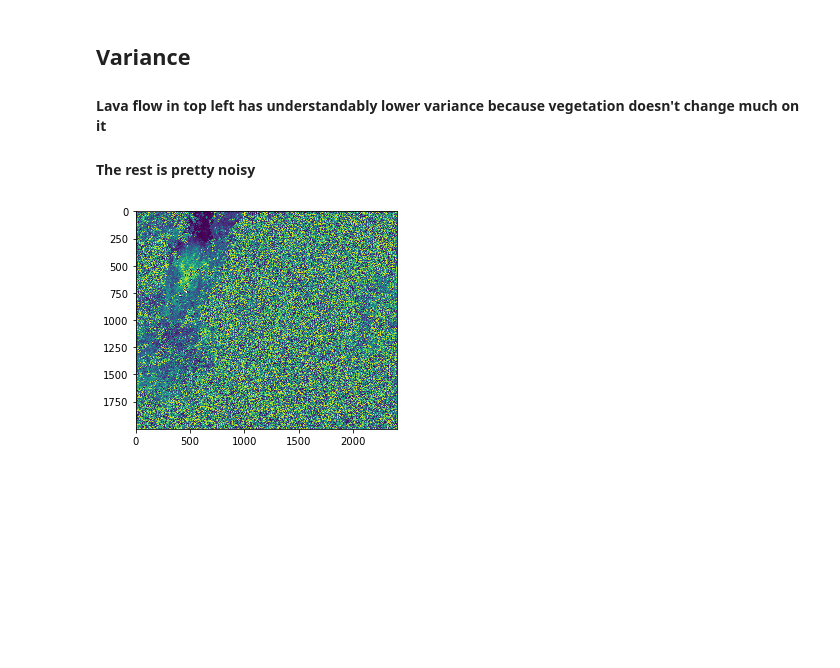
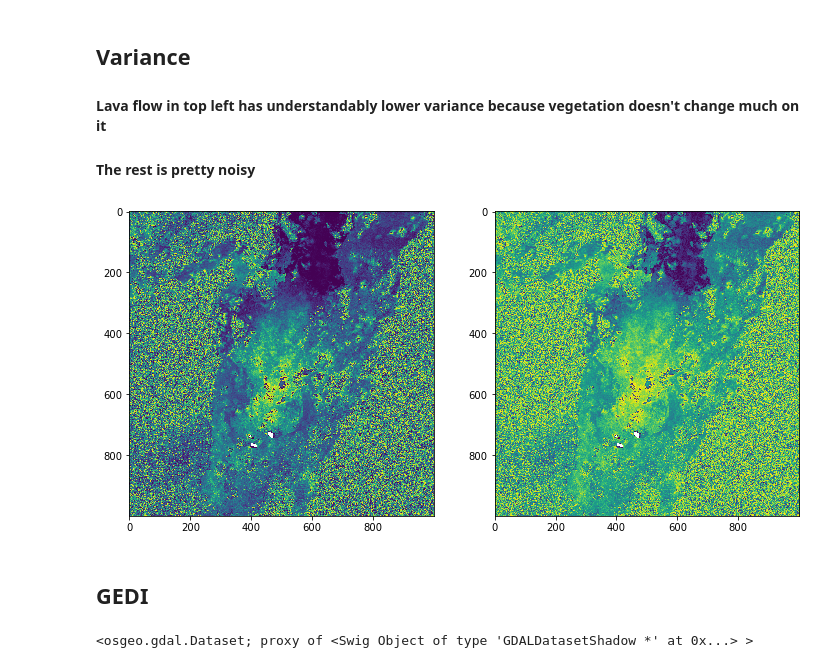
Before and after one commit to caseyslaught/duke-esda-forest-project, a Jupyter notebook: Download.ipynb, the cells around one changed output. Drawn from its saved outputs; the diff is of its cells as text; code cells hidden in the pictures; blank space fills up the shorter version.

Commit message:
added gedi gdal warping and plotting

```diff
--- a/Download.ipynb
+++ b/Download.ipynb
@@ -647,9 +648,27 @@ plt.show()
 ## Variance
 #### Lava flow in top left has understandably lower variance because vegetation doesn't change much on it
 #### The rest is pretty noisy
-# %%
-nir_var = rasterio.open("./data/s2/B08_composite.tif").read(2, masked=True, window=window)
-plt.imshow(nir_var)
-plt.show()
-# %% [output]
-[figure, removed]
+# %%
+import matplotlib.pyplot as plt
+import numpy as np
+import rasterio
+from rasterio.windows import Window
+from scipy.ndimage import convolve
+
+weights = np.ones((2, 2))
+window = Window(0, 10, 1000,  1000)
+
+nir_var = rasterio.open("./data/s2/B08_composite.tif").read(2, masked=True, window=window)
+nir_std = np.sqrt(nir_var)
+
+fig, axes = plt.subplots(1, 2, figsize=(12, 8))
+
+axes[0].imshow(nir_var)
+axes[1].imshow(nir_std)
+
+#plt.imshow(nir_var)
+plt.show()
+# %% [output]
+[figure, added]
+# %% [markdown]
+## GEDI
@@ -655,0 +679,9 @@ plt.show()
+# %%
+from osgeo import gdal
+
+gedi_input = "/shared_space/G1/gedi/sdat_2017_1_20221129_102544650.tif"
+gedi_output = "/shared_space/G1/gedi/gedi_cropped_10m_res.tif"
+
+gdal.Warp(gedi_output, gedi_input, dstSRS="EPSG:3857", xRes=10, yRes=10, outputBounds=bbox_poly_ea.bounds)
+# %% [output]
+<osgeo.gdal.Dataset; proxy of <Swig Object of type 'GDALDatasetShadow *' at 0x...> >
```
Also changed, not shown: parts of 6 cells of this notebook.
